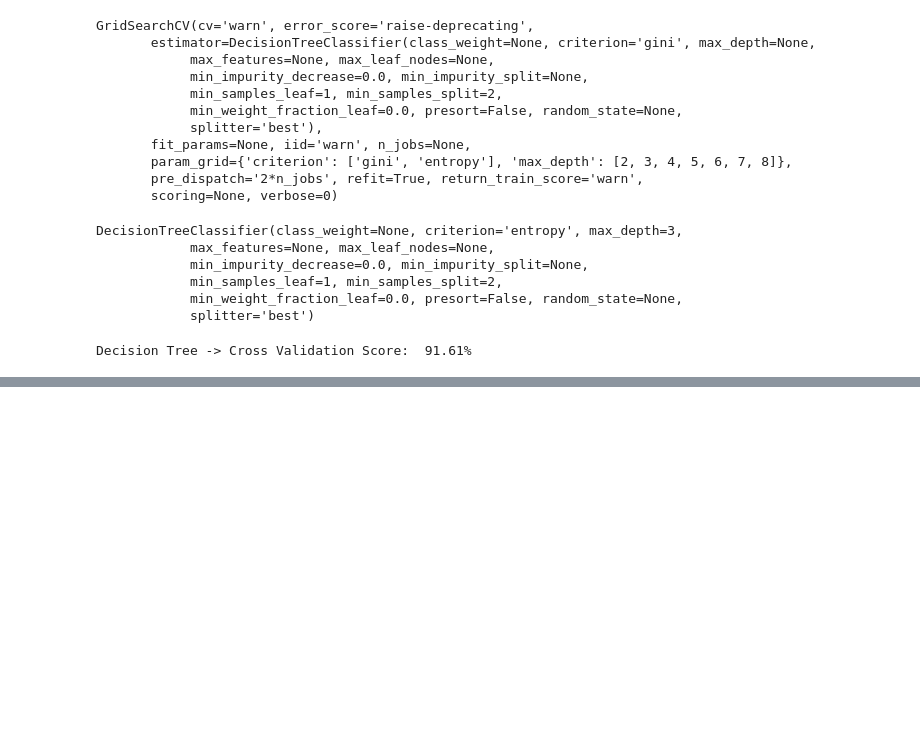
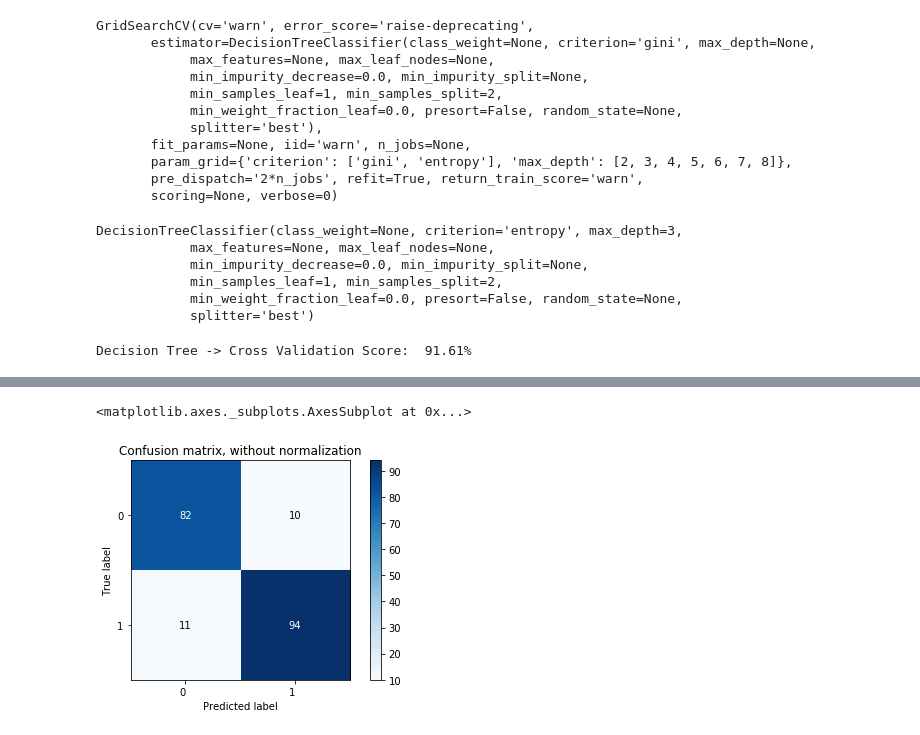
Before and after one commit to Krukrukk/Credit-Card-Fraud-Detection, a Jupyter notebook: Credit_Card_Fraud_Detection.ipynb, the cells around one changed output, grey strips where cells are left out. Cells and saved outputs as stored; diff of their text form; code cells hidden in the pictures; blank space fills up the shorter version.

```diff
--- a/Credit_Card_Fraud_Detection.ipynb
+++ b/Credit_Card_Fraud_Detection.ipynb
@@ -203,7 +203,8 @@ Można zauważyć, że teraz kolumny V4, V9, V10, V11, V12, V14 i V16 są skorel
 X_data = new_df.drop('Class', axis=1)
 y_data = new_df.Class
 # %%
-X_train, X_test, y_train, y_test = train_test_split(X_data, y_data, test_size=0.2, random_state=24601)
+X_train, X_test, y_train, y_test = train_test_split(X_data, y_data,
+                                                    test_size=0.2, random_state=24601)
 # %% [markdown]
 ##  Classifiers - Klasyfikatory
 # %% [markdown]
@@ -228,7 +229,8 @@ array([[87,  5],
 # %% [markdown]
 ####  Looking for the best parameter
 # %%
-lr_parameters = {'C': [0.001, 0.01, 0.1, 1, 10, 100, 1000], "penalty": ['l1', 'l2']}
+lr_parameters = {'C': [0.001, 0.01, 0.1, 1, 10, 100, 1000],
+                 "penalty": ['l1', 'l2']}
 grid_lr = GridSearchCV(classifier, lr_parameters)
 grid_lr.fit(X_train, y_train)
 # %% [output]
@@ -276,7 +280,8 @@ array([[86,  6],
 # %% [markdown]
 ####  Looking for the best parameter
 # %%
-knears_parameters = {"n_neighbors": [2,3,4,5,6,7], 'algorithm': ['auto', 'ball_tree', 'kd_tree', 'brute']}
+knears_parameters = {"n_neighbors": [2,3,4,5,6,7],
+                     'algorithm': ['auto', 'ball_tree', 'kd_tree', 'brute']}
 grid_knears = GridSearchCV(classifier, knears_parameters)
 grid_knears.fit(X_train, y_train)
 # %% [output]
@@ -354,0 +467,5 @@ Decision Tree -> Cross Validation Score:  91.61%
+# %%
+plot_confusion_matrix(conf_matrix_tree, classes=[0,1])
+# %% [output]
+<matplotlib.axes._subplots.AxesSubplot at 0x...>
+[figure, added]
```
Also changed, not shown: parts of 15 cells of this notebook.
